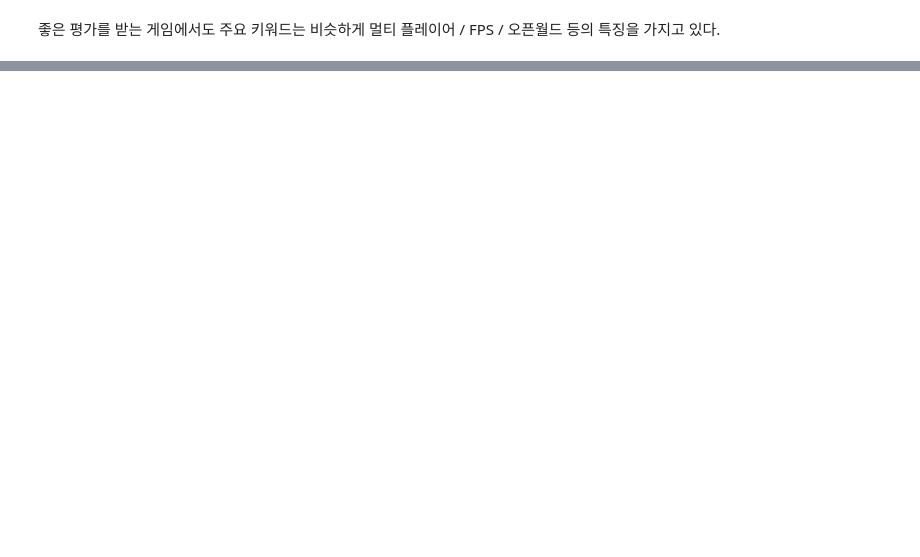
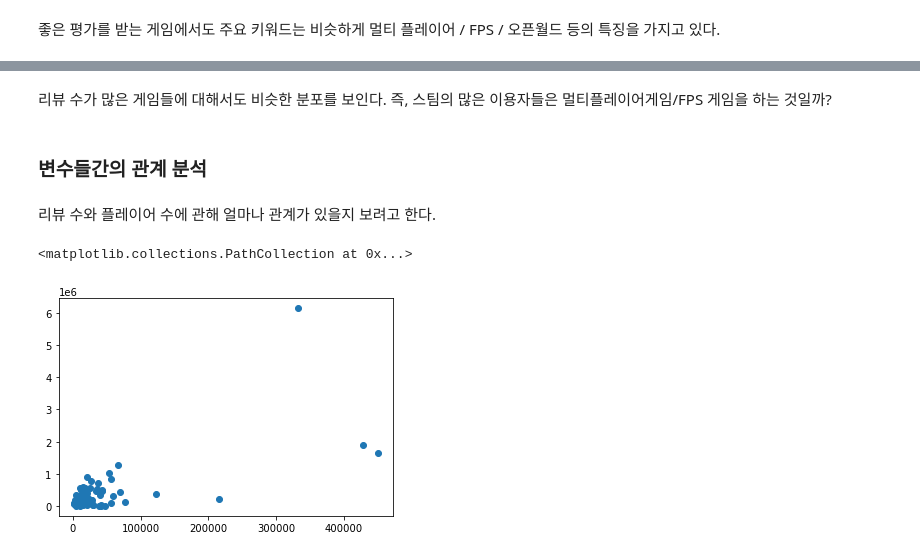
Before and after one commit to SeongwonTak/Data_projects, a Jupyter notebook: Steam_Game_Player_Analysys/Steam_Game_Tag_Analysis.ipynb, the cells around one changed output, grey strips where cells are left out. Drawn from its saved outputs; the diff is of its cells as text; code cells hidden in the pictures; blank space fills up the shorter version.

```diff
--- a/Steam_Game_Player_Analysys/Steam_Game_Tag_Analysis.ipynb
+++ b/Steam_Game_Player_Analysys/Steam_Game_Tag_Analysis.ipynb
@@ -350,0 +353,14 @@ plt.show()
+# %%
+df.review_cnts = list(df_sorted_user.loc[df_sorted_user.review_count >= 500000].top_5_tags.values)
+text_set = []
+for i in range(len(wordset)):
+    for j in range(5):
+        text_set.append(wordset[i][j])
+count = Counter(text_set)
+text = dict(count.most_common())
+wordcloud = WordCloud(font_path='C:/Windows/Fonts/Arial.ttf', background_color='black').generate_from_frequencies(text)
+
+plt.figure(figsize=(22,22)) #이미지 사이즈 지정
+plt.imshow(wordcloud, interpolation='lanczos') #이미지의 부드럽기 정도
+plt.axis('off') #x y 축 숫자 제거
+plt.show()
@@ -350,0 +369,13 @@ plt.show()
+# %% [markdown]
+리뷰 수가 많은 게임들에 대해서도 비슷한 분포를 보인다. 즉, 스팀의 많은 이용자들은 멀티플레이어게임/FPS 게임을 하는 것일까?
+# %% [markdown]
+### 변수들간의 관계 분석
+# %% [markdown]
+리뷰 수와 플레이어 수에 관해 얼마나 관계가 있을지 보려고 한다.
+# %%
+df = df.drop('is_multi', axis = 1)
+# %%
+plt.scatter(df.Avg_Players, df.review_count)
+# %% [output]
+<matplotlib.collections.PathCollection at 0x...>
+[figure, added]
```
Also changed, not shown: parts of 8 cells of this notebook, 4 other files.
